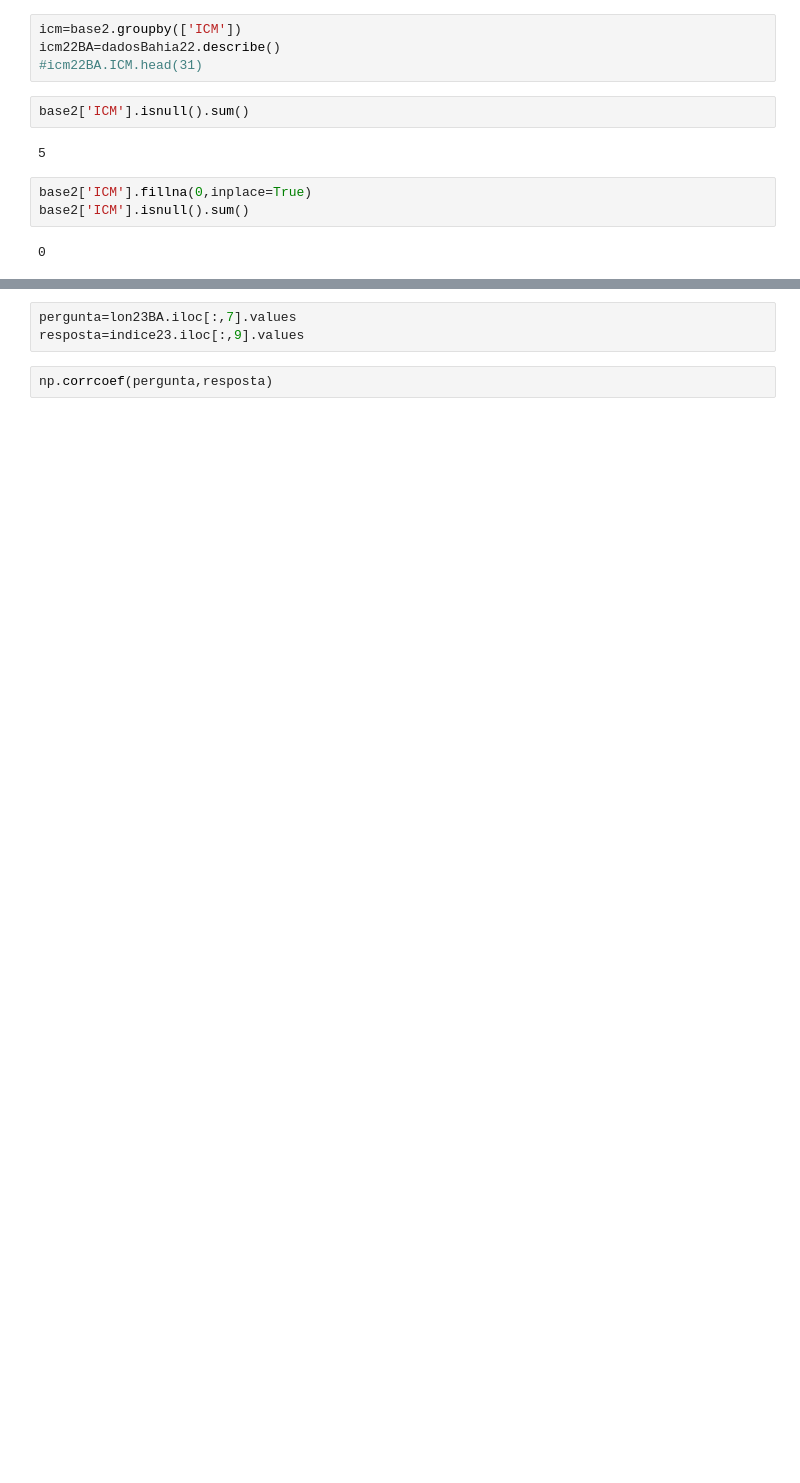
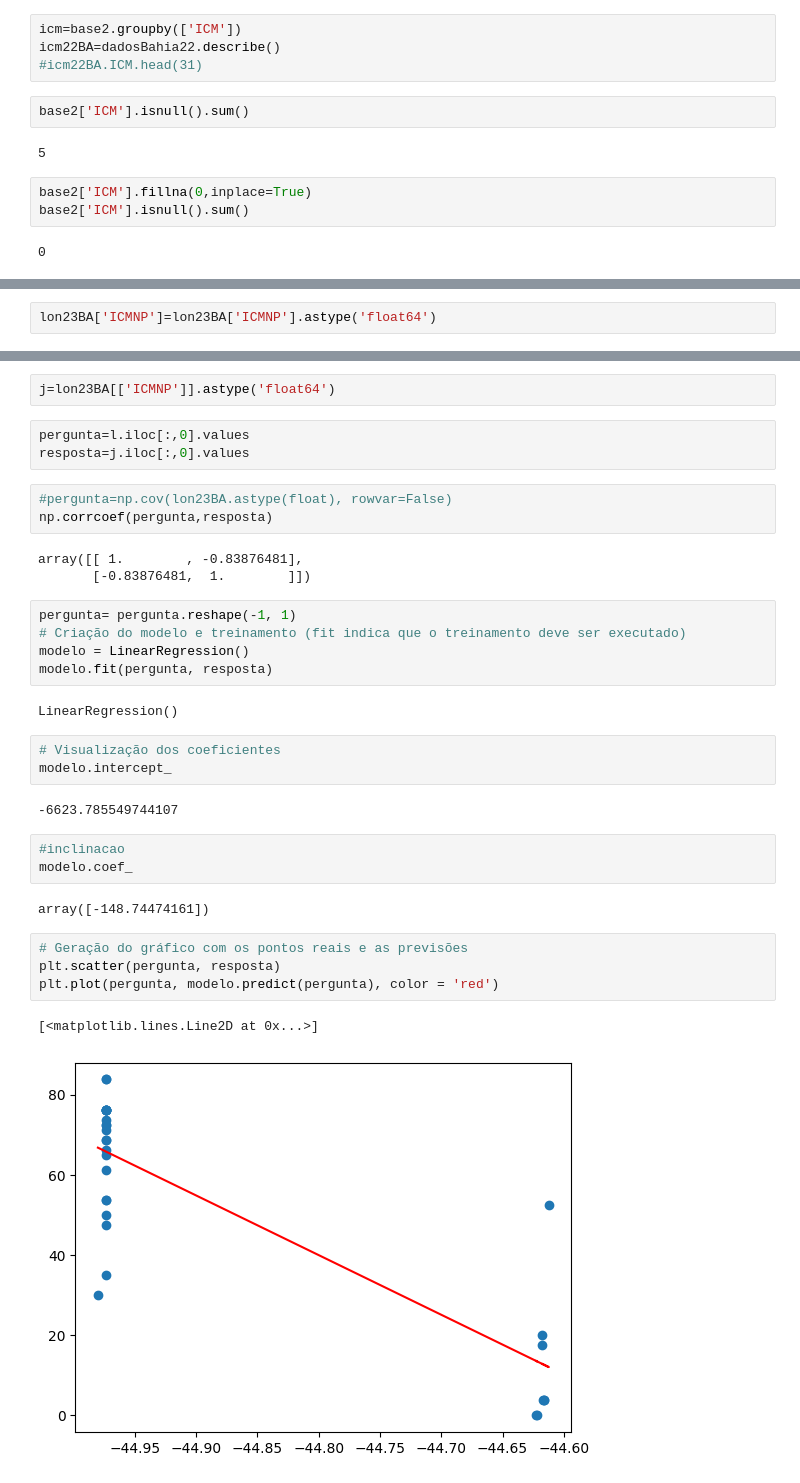
Before and after one commit to WandersonGustavo/Imersao_Alura, a Jupyter notebook: dnit_dados2.ipynb, the cells around one changed output, grey strips where cells are left out. Drawn from its saved outputs; the diff is of its cells as text; blank space fills up the shorter version.

```diff
--- a/dnit_dados2.ipynb
+++ b/dnit_dados2.ipynb
@@ -184,0 +276,2 @@ Name: Longitude, dtype: float64
+# %%
+lon23BA['ICMNP']=lon23BA['ICMNP'].astype('float64')
@@ -185,5 +324,35 @@ Name: Longitude, dtype: float64
+# %%
+j=lon23BA[['ICMNP']].astype('float64')
 # %%
-pergunta=lon23BA.iloc[:,7].values
-resposta=indice23.iloc[:,9].values
+pergunta=l.iloc[:,0].values
+resposta=j.iloc[:,0].values
-# %%
-np.corrcoef(pergunta,resposta)
+# %%
+#pergunta=np.cov(lon23BA.astype(float), rowvar=False)
+np.corrcoef(pergunta,resposta)
+# %% [output]
+array([[ 1.        , -0.83876481],
+       [-0.83876481,  1.        ]])
+# %%
+pergunta= pergunta.reshape(-1, 1)
+# Criação do modelo e treinamento (fit indica que o treinamento deve ser executado)
+modelo = LinearRegression()
+modelo.fit(pergunta, resposta)
+# %% [output]
+LinearRegression()
+# %%
+# Visualização dos coeficientes
+modelo.intercept_
+# %% [output]
+-6623.785549744107
+# %%
+#inclinacao
+modelo.coef_
+# %% [output]
+array([-148.74474161])
+# %%
+# Geração do gráfico com os pontos reais e as previsões
+plt.scatter(pergunta, resposta)
+plt.plot(pergunta, modelo.predict(pergunta), color = 'red')
+# %% [output]
+[<matplotlib.lines.Line2D at 0x...>]
+[figure, added]
```
Also changed, not shown: parts of 21 cells of this notebook.
